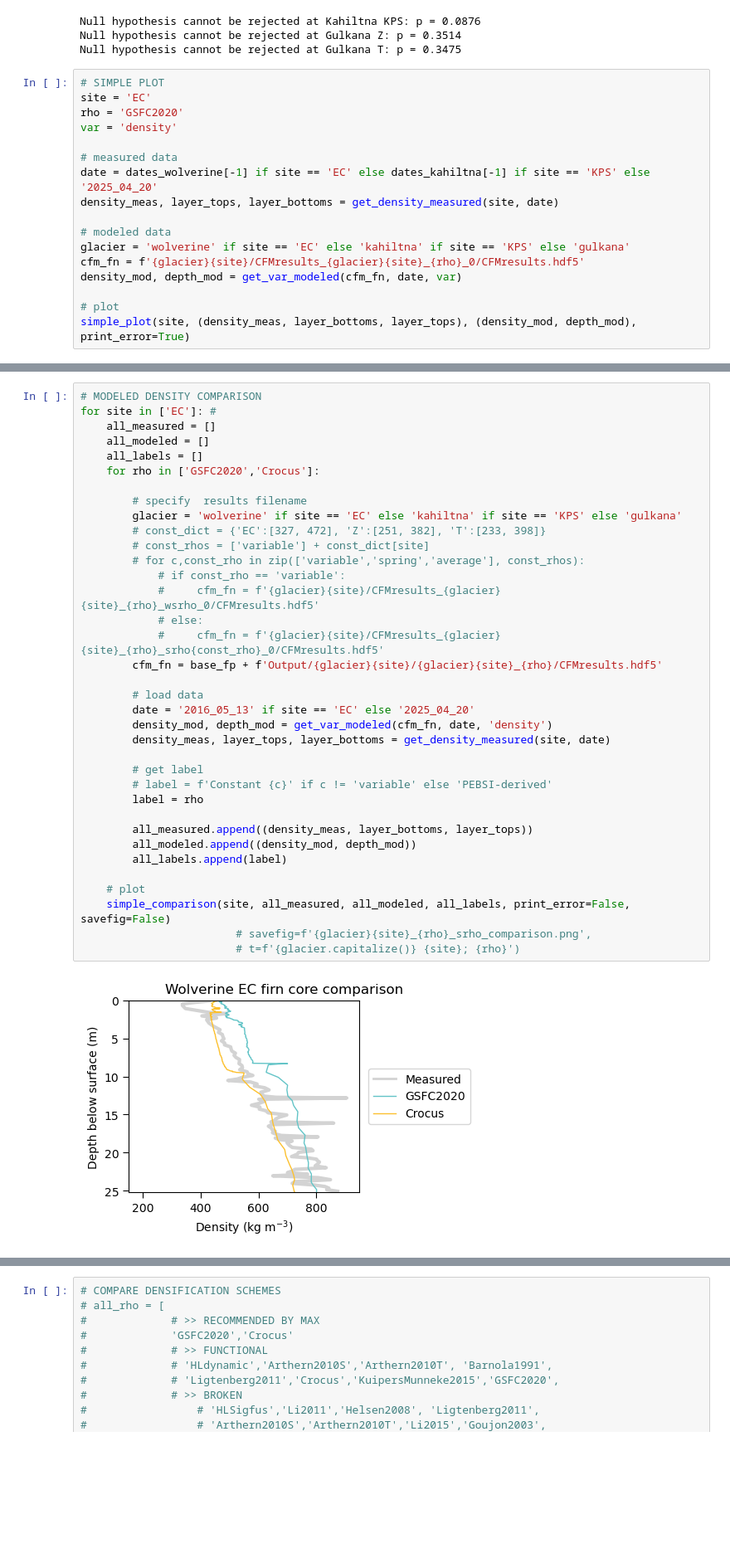
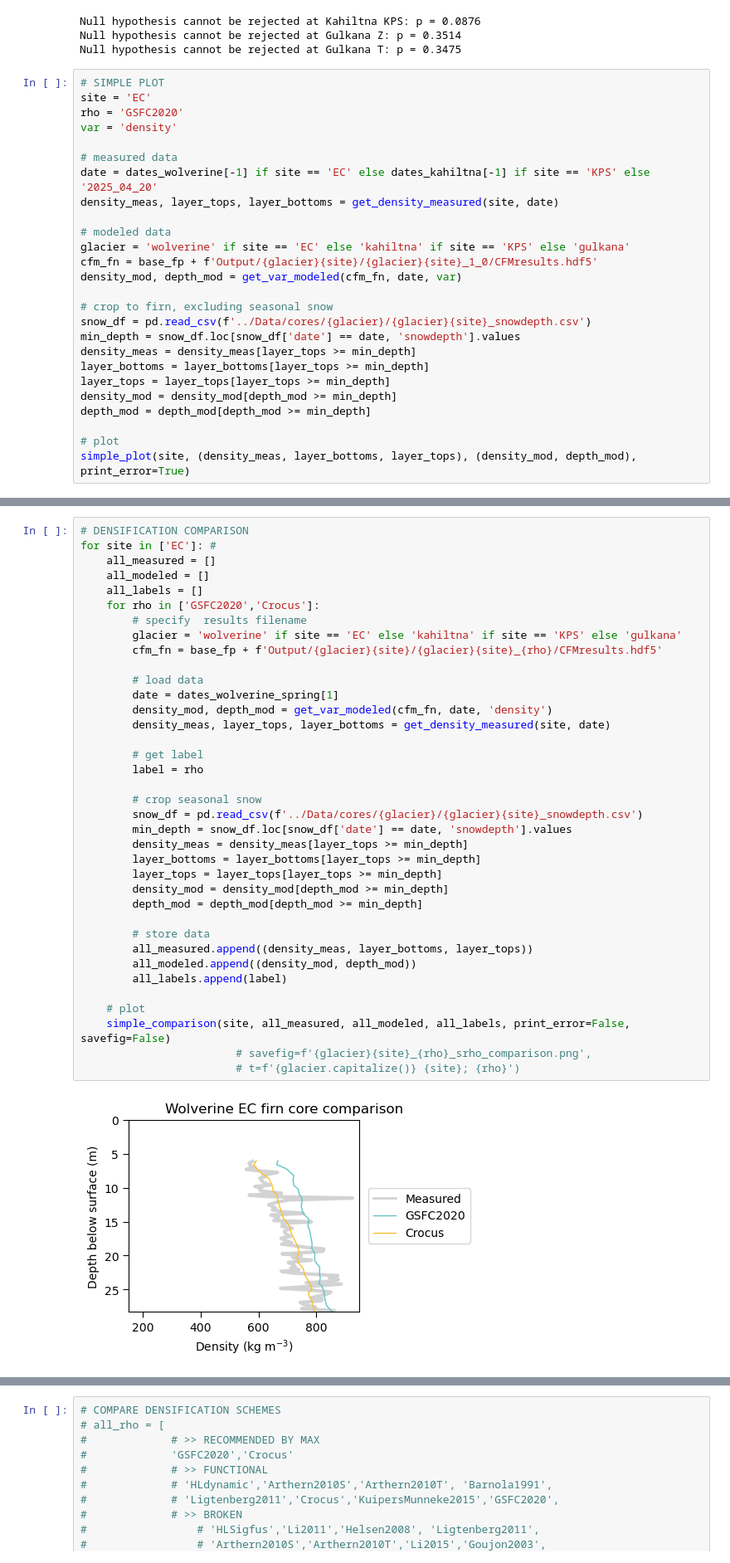
Before and after one commit to clairevwilson/CommunityFirnModel, a Jupyter notebook: CFM_main/firn_project.ipynb, the cells around one changed output, grey strips where cells are left out. Shown at 83% size. Cells and saved outputs as stored; diff of their text form; blank space fills up the shorter version.

```diff
--- a/CFM_main/firn_project.ipynb
+++ b/CFM_main/firn_project.ipynb
@@ -66,8 +67,17 @@ density_meas, layer_tops, layer_bottoms = get_density_measured(site, date)
 
 # modeled data
 glacier = 'wolverine' if site == 'EC' else 'kahiltna' if site == 'KPS' else 'gulkana'
-cfm_fn = f'{glacier}{site}/CFMresults_{glacier}{site}_{rho}_0/CFMresults.hdf5'
+cfm_fn = base_fp + f'Output/{glacier}{site}/{glacier}{site}_1_0/CFMresults.hdf5'
 density_mod, depth_mod = get_var_modeled(cfm_fn, date, var)
+
+# crop to firn, excluding seasonal snow
+snow_df = pd.read_csv(f'../Data/cores/{glacier}/{glacier}{site}_snowdepth.csv')
+min_depth = snow_df.loc[snow_df['date'] == date, 'snowdepth'].values
+density_meas = density_meas[layer_tops >= min_depth]
+layer_bottoms = layer_bottoms[layer_tops >= min_depth]
+layer_tops = layer_tops[layer_tops >= min_depth]
+density_mod = density_mod[depth_mod >= min_depth]
+depth_mod = depth_mod[depth_mod >= min_depth]
 
 # plot
 simple_plot(site, (density_meas, layer_bottoms, layer_tops), (density_mod, depth_mod), print_error=True)
@@ -78,41 +88,42 @@ Mean Error (Bias): 71.3587195230293 kg m-3
 # %%
-# MODELED DENSITY COMPARISON
+# DENSIFICATION COMPARISON
 for site in ['EC']: #
     all_measured = []
     all_modeled = []
     all_labels = []
     for rho in ['GSFC2020','Crocus']:
-
         # specify  results filename
         glacier = 'wolverine' if site == 'EC' else 'kahiltna' if site == 'KPS' else 'gulkana'
-        # const_dict = {'EC':[327, 472], 'Z':[251, 382], 'T':[233, 398]}
-        # const_rhos = ['variable'] + const_dict[site]
-        # for c,const_rho in zip(['variable','spring','average'], const_rhos):
-            # if const_rho == 'variable':
-            #     cfm_fn = f'{glacier}{site}/CFMresults_{glacier}{site}_{rho}_wsrho_0/CFMresults.hdf5'
-            # else:
-            #     cfm_fn = f'{glacier}{site}/CFMresults_{glacier}{site}_{rho}_srho{const_rho}_0/CFMresults.hdf5'
         cfm_fn = base_fp + f'Output/{glacier}{site}/{glacier}{site}_{rho}/CFMresults.hdf5'
 
         # load data
-        date = '2016_05_13' if site == 'EC' else '2025_04_20'
+        date = dates_wolverine_spring[1]
         density_mod, depth_mod = get_var_modeled(cfm_fn, date, 'density')
         density_meas, layer_tops, layer_bottoms = get_density_measured(site, date)
 
         # get label
-        # label = f'Constant {c}' if c != 'variable' else 'PEBSI-derived'
         label = rho
 
+        # crop seasonal snow
+        snow_df = pd.read_csv(f'../Data/cores/{glacier}/{glacier}{site}_snowdepth.csv')
+        min_depth = snow_df.loc[snow_df['date'] == date, 'snowdepth'].values
+        density_meas = density_meas[layer_tops >= min_depth]
+        layer_bottoms = layer_bottoms[layer_tops >= min_depth]
+        layer_tops = layer_tops[layer_tops >= min_depth]
+        density_mod = density_mod[depth_mod >= min_depth]
+        depth_mod = depth_mod[depth_mod >= min_depth]
+
+        # store data
         all_measured.append((density_meas, layer_bottoms, layer_tops))
         all_modeled.append((density_mod, depth_mod))
         all_labels.append(label)
 
     # plot
     simple_comparison(site, all_measured, all_modeled, all_labels, print_error=False, savefig=False)
                         # savefig=f'{glacier}{site}_{rho}_srho_comparison.png',
                         # t=f'{glacier.capitalize()} {site}; {rho}')
 # %% [output]
-[figure, old version]
+[figure, new version]
 # %%
 # ALL SITES SIMPLE FIGURE
 all_measured = []
```
Also changed, not shown: parts of 12 cells of this notebook, 6 other files.
